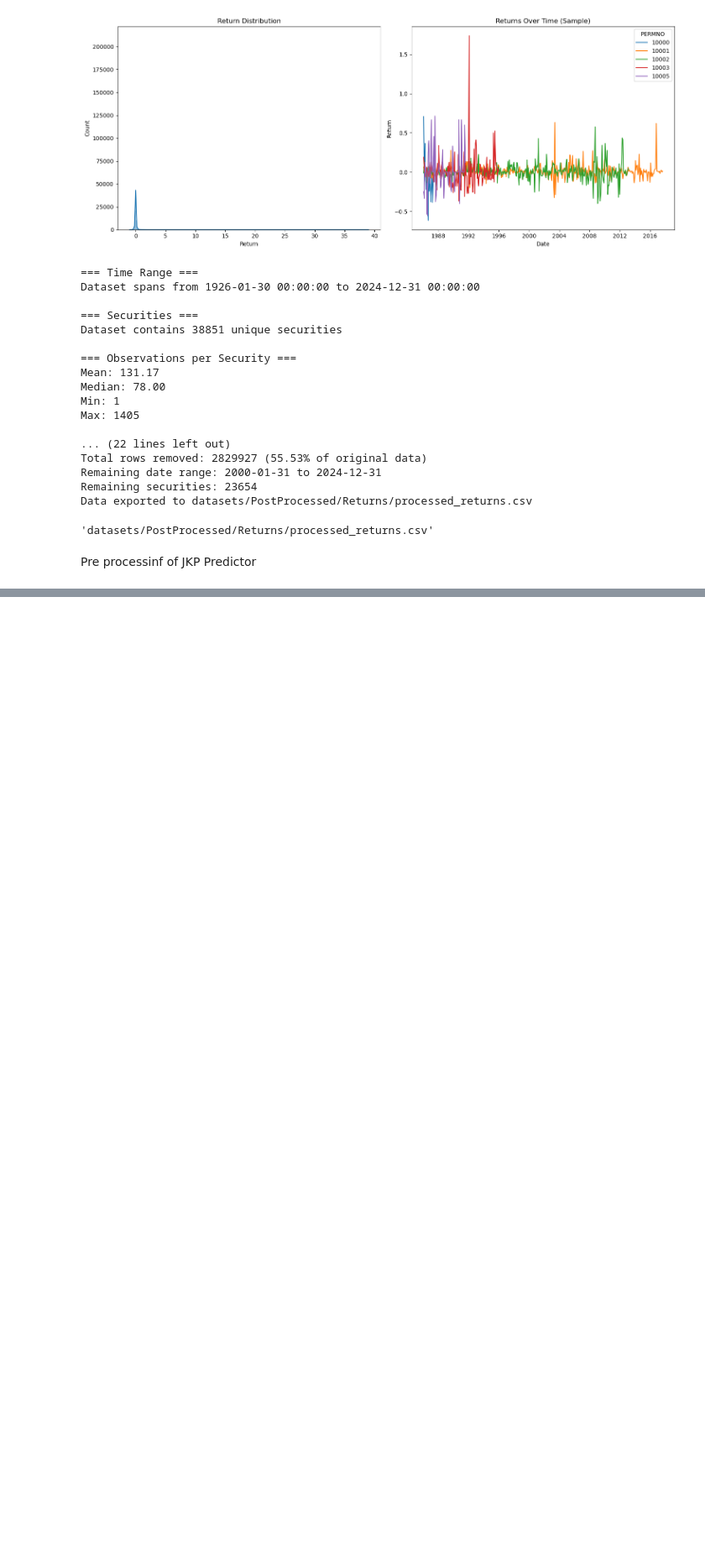
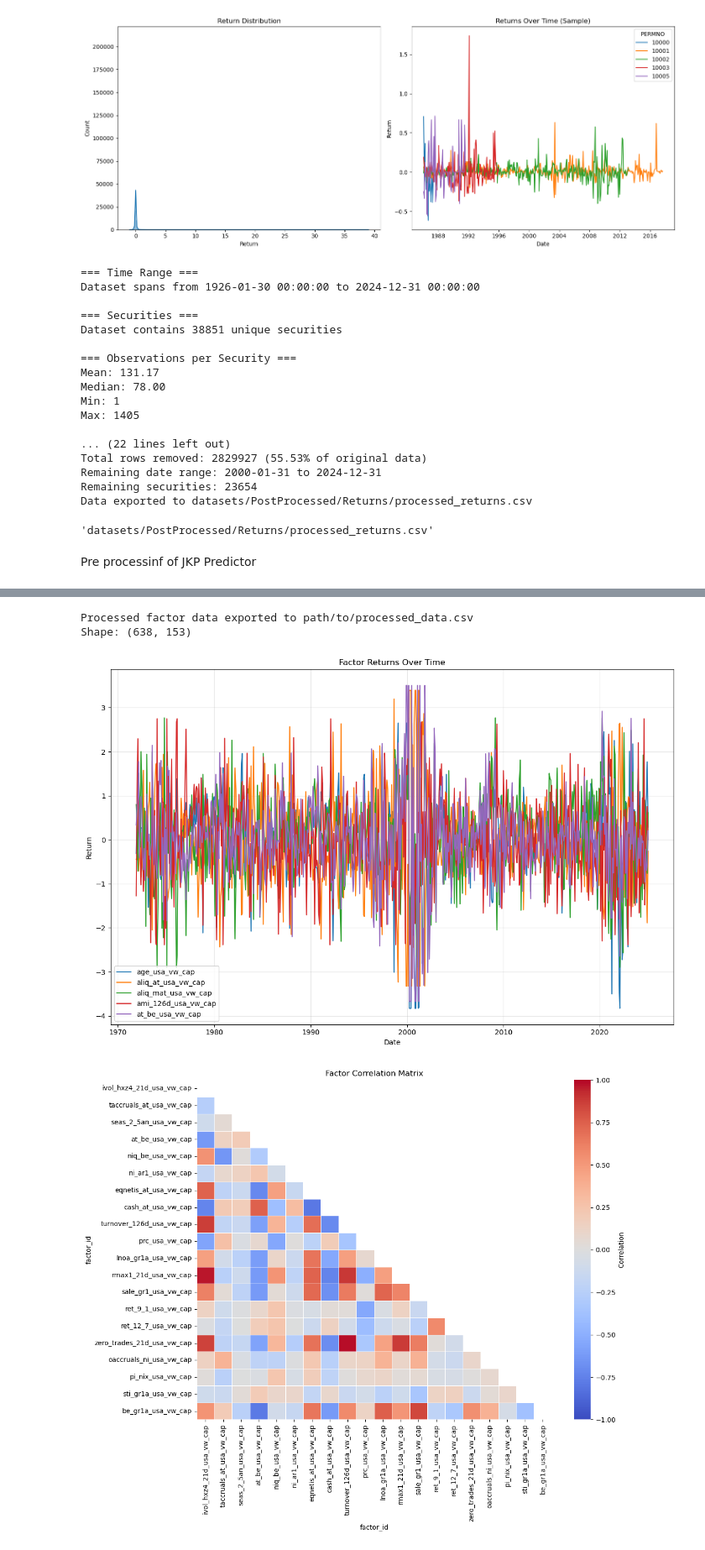
Before and after one commit to Loris-EPFL/MLFIN_Project, a Jupyter notebook: preprocessing.ipynb, the cells around one changed output, grey strips where cells are left out. Shown at 84% size. Cells and saved outputs as stored; diff of their text form; code cells hidden in the pictures; blank space fills up the shorter version.

Commit message:
feat: finished cleaned JKP preprocessor

```diff
--- a/preprocessing.ipynb
+++ b/preprocessing.ipynb
@@ -314,0 +352,65 @@ NameError: name 'processor' is not defined
+# %%
+# Import necessary libraries
+from preprocessing.preprocessing_jkp_cleaned import JkpPreprocessor
+
+# Example usage
+preprocessor = JkpPreprocessor()
+file_path = "datasets/Predictors/[usa]_[all_factors]_[monthly]_[vw_cap].csv"  # Replace with your actual file path
+
+# Initialize preprocessor
+preprocessor = JkpPreprocessor()
+# Load data
+preprocessor.load(file_path)
+
+# Convert dates
+preprocessor.convert_dates()
+
+# Handle missing values in the raw data
+preprocessor.handle_missing_values(data_type='raw', method='ffill')
+
+# Create a dataset with factor columns (each factor from 'name' becomes a column)
+preprocessor.create_factor_columns_dataset()
+
+# Handle missing values in the factor columns dataset
+preprocessor.handle_missing_values(data_type='factor_columns', method='ffill')
+
+# Export the factor columns dataset
+preprocessor.export_data(file_path="path/to/factor_columns_data.csv", data_type='factor_columns', format='csv', date_column_name='date')
+
+factor_columns_data = preprocessor.get_factor_columns_data()
+
+print("\n=== Factor Columns Data Processing Complete ===")
+print(f"Factor columns data shape: {factor_columns_data.shape}")
+print("Sample of factor columns data:")
+print(factor_columns_data.head())
+
+# Pivot the data for the transformed version
+preprocessor.pivot_factors()
+
+# Handle missing values in the pivoted data
+preprocessor.handle_missing_values(data_type='pivoted', method='drop_sparse')
+
+# Handle outliers
+preprocessor.handle_outliers(method='winsorize')
+
+# Normalize factors
+preprocessor.normalize_factors(method='standardize')
+
+# Export the processed factor data
+preprocessor.export_data(file_path="path/to/processed_data.csv", data_type='processed', format='csv', date_column_name='date')
+
+processed_data = preprocessor.get_data(data_type='processed')
+
+print(processed_data.head())
+
+# Plot factor returns for a sample of factors
+preprocessor.plot_factor_returns(n_factors=5)
+
+# Plot factor correlations
+preprocessor.plot_factor_correlations(n_factors=20)
+
+print("\n=== Processed Data Processing Complete ===")
+print(f"Processed data shape: {processed_data.shape}")
+print("Sample of processed data:")
+print(processed_data.head())
+# %% [output]
@@ -314,0 +442,4 @@ NameError: name 'processor' is not defined
+Processed factor data exported to path/to/processed_data.csv
+Shape: (638, 153)
+[figure, added]
+[figure, added]
```
Also changed, not shown: parts of 3 cells of this notebook, 2 other files.
